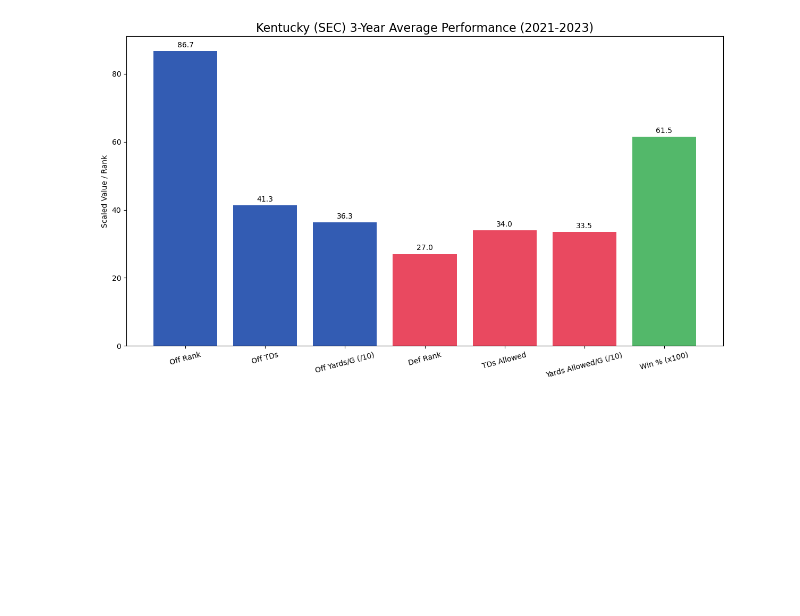
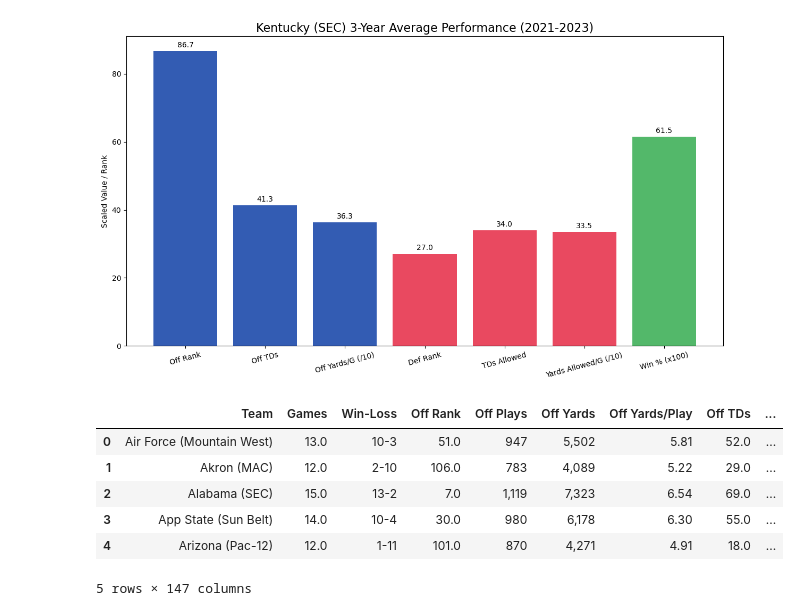
Before and after one commit to jakerbergen353/CollegeFootballProject, a Jupyter notebook: projrctscrap.ipynb, the cells around one changed output. Cells and saved outputs as stored; diff of their text form; code cells hidden in the pictures; blank space fills up the shorter version.

```diff
--- a/projrctscrap.ipynb
+++ b/projrctscrap.ipynb
@@ -1293,3 +1261,13 @@ Try using .loc[row_indexer,col_indexer] = value instead
 See the caveats in the documentation: https://pandas.pydata.org/pandas-docs/stable/user_guide/indexing.html#returning-a-view-versus-a-copy
   kentucky[col] = pd.to_numeric(kentucky[col], errors='coerce')
 [figure]
+# %%
+df.head()
+# %% [output]
+|  | Team | Games | Win-Loss | Off Rank | Off Plays | Off Yards | Off Yards/Play | Off TDs | ... |
+| 0 | Air Force (Mountain West) | 13.0 | 10-3 | 51.0 | 947 | 5,502 | 5.81 | 52.0 | ... |
+| 1 | Akron (MAC) | 12.0 | 2-10 | 106.0 | 783 | 4,089 | 5.22 | 29.0 | ... |
+| 2 | Alabama (SEC) | 15.0 | 13-2 | 7.0 | 1,119 | 7,323 | 6.54 | 69.0 | ... |
+| 3 | App State (Sun Belt) | 14.0 | 10-4 | 30.0 | 980 | 6,178 | 6.30 | 55.0 | ... |
+| 4 | Arizona (Pac-12) | 12.0 | 1-11 | 101.0 | 870 | 4,271 | 4.91 | 18.0 | ... |
+5 rows × 147 columns
```
Also changed, not shown: parts of 11 cells of this notebook, 6 other files.
